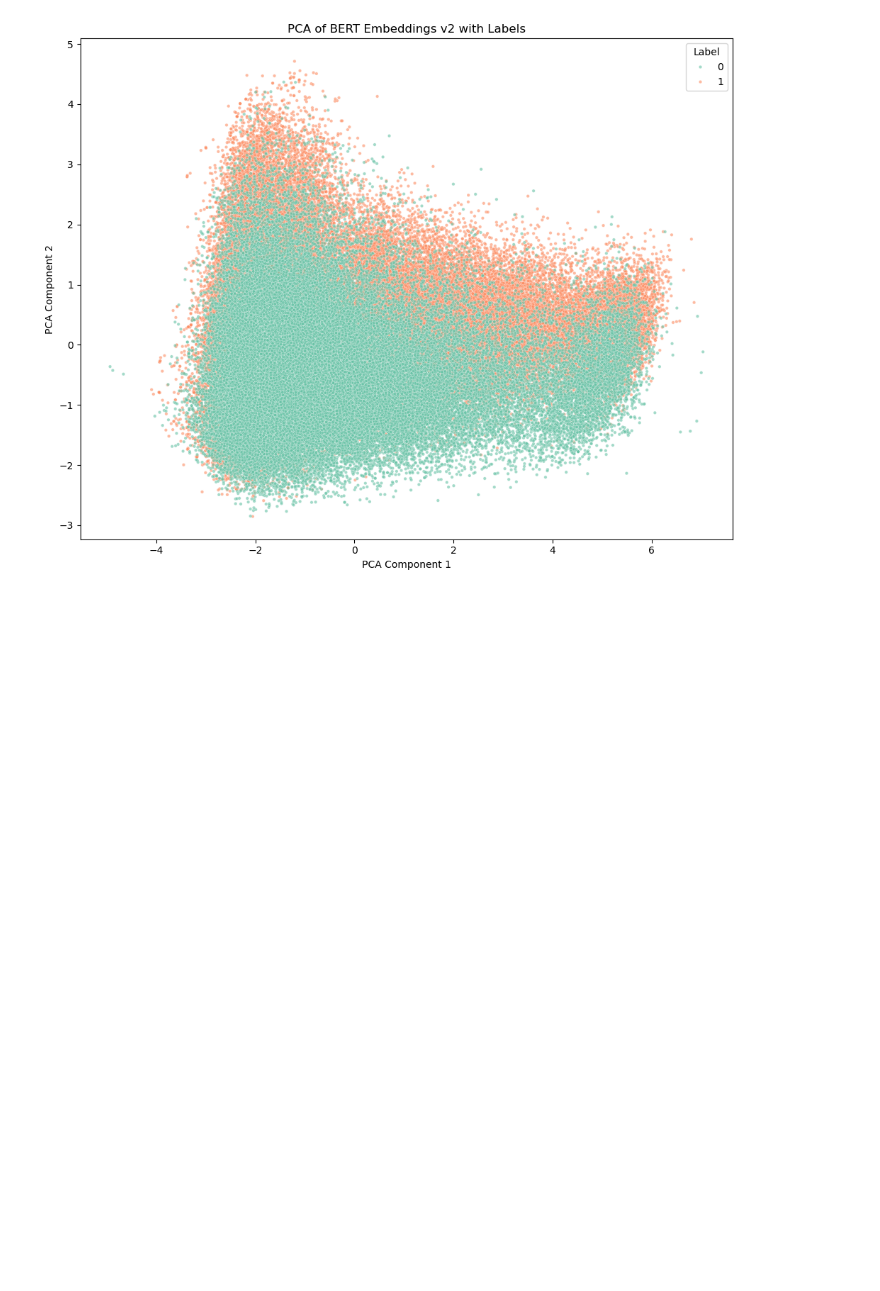
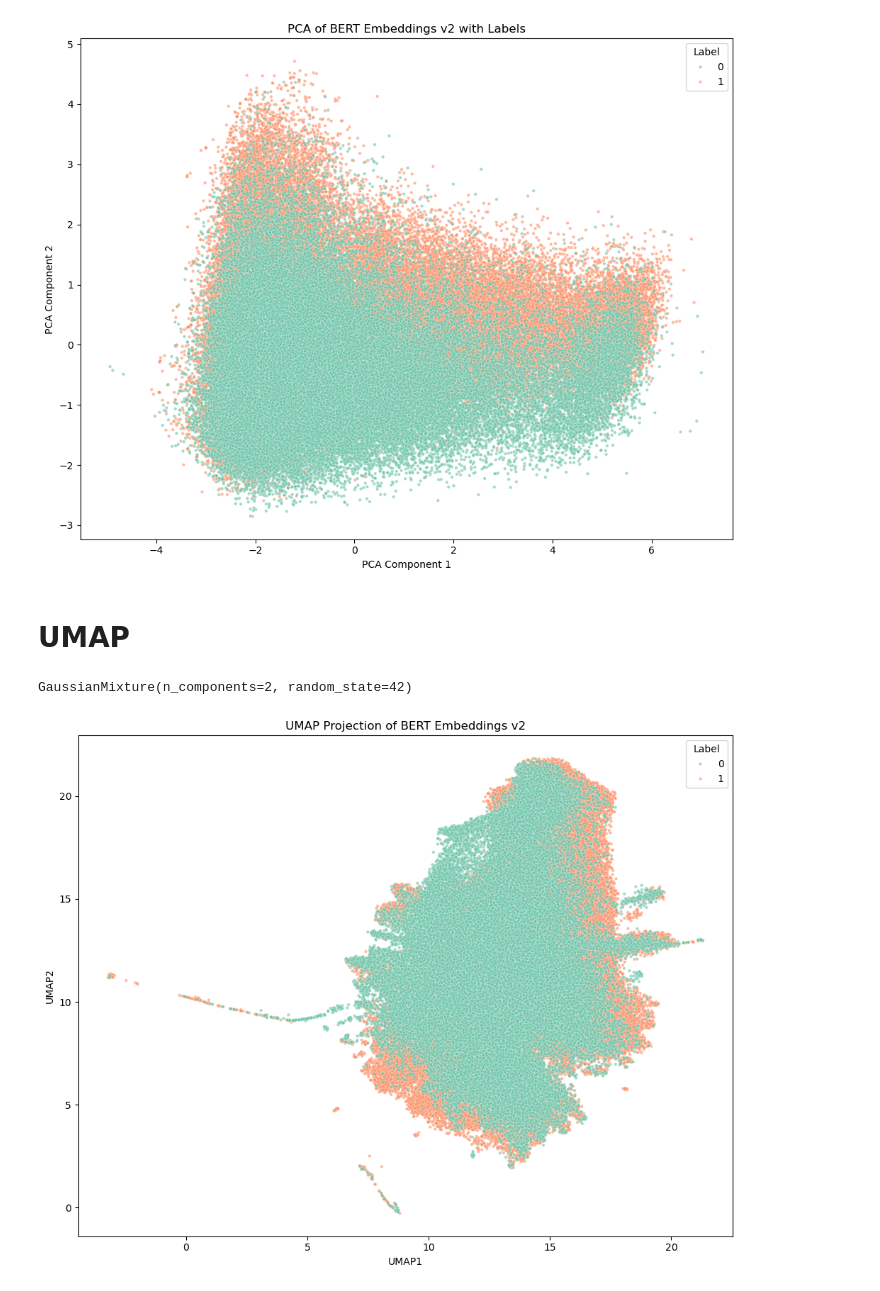
Before and after one commit to DHJKim321/diss-project, a Jupyter notebook: src/data/embedding_visualisation.ipynb, the cells around one changed output. Saved outputs shown, nothing was run; the diff lists cells and outputs as text; code cells hidden in the pictures; blank space fills up the shorter version.

Commit message:
Some embedding visualisation

```diff
--- a/src/data/embedding_visualisation.ipynb
+++ b/src/data/embedding_visualisation.ipynb
@@ -174,3 +177,28 @@ plt.tight_layout()
 plt.show()
 # %% [output]
 [figure]
+# %% [markdown]
+# UMAP
+# %%
+umap_model_v2 = umap.UMAP(
+        n_neighbors=45,
+        min_dist=0.7,
+        n_components=2,
+        metric='manhattan'
+    )
+umap_embeddings =  umap_model_v2.fit_transform(embeddings)
+gmm = GaussianMixture(n_components=2, covariance_type='full', random_state=42)
+gmm.fit(embeddings)
+# %% [output]
+GaussianMixture(n_components=2, random_state=42)
+# %%
+df_umap_v2 = pd.DataFrame(umap_embeddings, columns=["UMAP1", "UMAP2"])
+df_umap_v2["label"] = df["label"].values
+plt.figure(figsize=(10, 8))
+sns.scatterplot(data=df_umap_v2, x="UMAP1", y="UMAP2", hue="label", palette="Set2", s=10, alpha=0.6)
+plt.title("UMAP Projection of BERT Embeddings v2")
+plt.legend(title="Label", loc="best")
+plt.tight_layout()
+plt.show()
+# %% [output]
+[figure, added]
```
Also changed, not shown: parts of 4 cells of this notebook, 1 other file.
